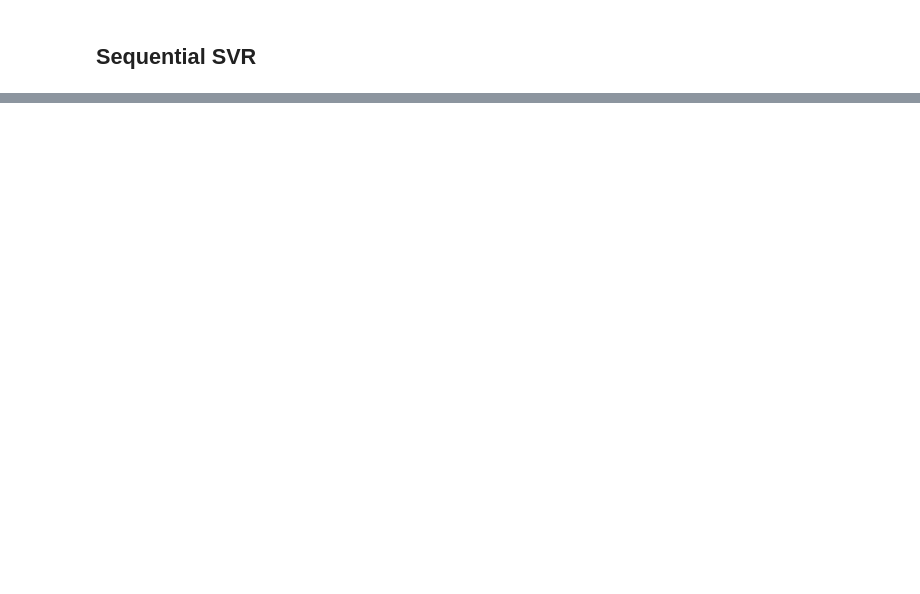
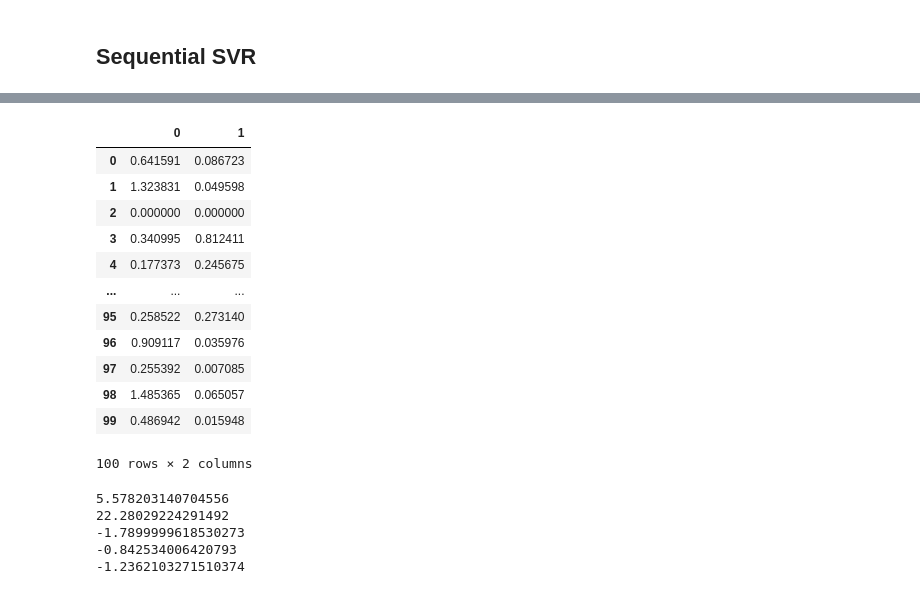
Before and after one commit to matheusvictal/sst-time-series-ml, a Jupyter notebook: source/4_svr.ipynb, the cells around one changed output, grey strips where cells are left out. Cells and saved outputs as stored; diff of their text form; code cells hidden in the pictures; blank space fills up the shorter version.

```diff
--- a/source/4_svr.ipynb
+++ b/source/4_svr.ipynb
@@ -266,3 +485,45 @@ results_df.rename({0: 'rmse', 1: 'mape'}, axis=1).to_csv('../dados/svr_results.c
+# %%
+results_df = pd.DataFrame([rmse_list, mape_list]).T
+results_df.rename({0: 'rmse', 1: 'mape'}, axis=1).to_csv('../dados/boosting_results.csv')
+# %%
+results_df
+# %% [output]
+|  | 0 | 1 |
+| 0 | 0.641591 | 0.086723 |
+| 1 | 1.323831 | 0.049598 |
+| 2 | 0.000000 | 0.000000 |
+| 3 | 0.340995 | 0.812411 |
+| 4 | 0.177373 | 0.245675 |
+| ... | ... | ... |
+| 95 | 0.258522 | 0.273140 |
+| 96 | 0.909117 | 0.035976 |
+| 97 | 0.255392 | 0.007085 |
+| 98 | 1.485365 | 0.065057 |
+| 99 | 0.486942 | 0.015948 |
+100 rows × 2 columns
+# %%
+pipeline_list = []
+residuals = []
+
+for point in list_points[:5]:
+    pipeline = DSPipeline(df, point[0], point[1], split_date, forecast_horizon=1)
+    pipeline.window = 24
+    pipeline.subserie_dtw = SubserieDTW(
+        pipeline.df, pipeline.lat, pipeline.lon, pipeline.split_date,
+        window=pipeline.window, forecast_horizon=pipeline.forecast_horizon)
+
+    pipeline.subserie_dtw.get_all_subseries()
+    pipeline.x_train, pipeline.y_train = pipeline.subserie_dtw.get_train(1)
+    pipeline.fit()
+    residuals.append(pipeline.predict(pipeline.x_train))
+
+    print(np.mean(residuals[-1]))
+# %% [output]
+5.578203140704556
+22.28029224291492
+-1.7899999618530273
+-0.842534006420793
+-1.2362103271510374
 # %%
 horizon = 12
 indi_pipeline = DSPipeline(df, -22, -72, split_date, forecast_horizon=1)
```
Also changed, not shown: parts of 21 cells of this notebook, 3 other files.
